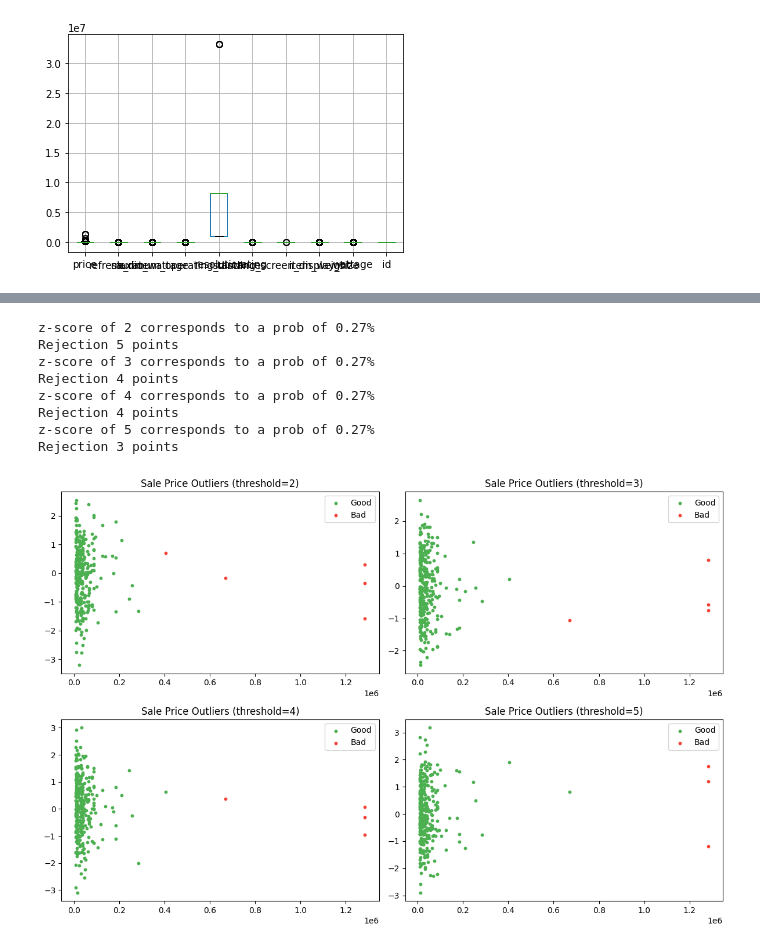
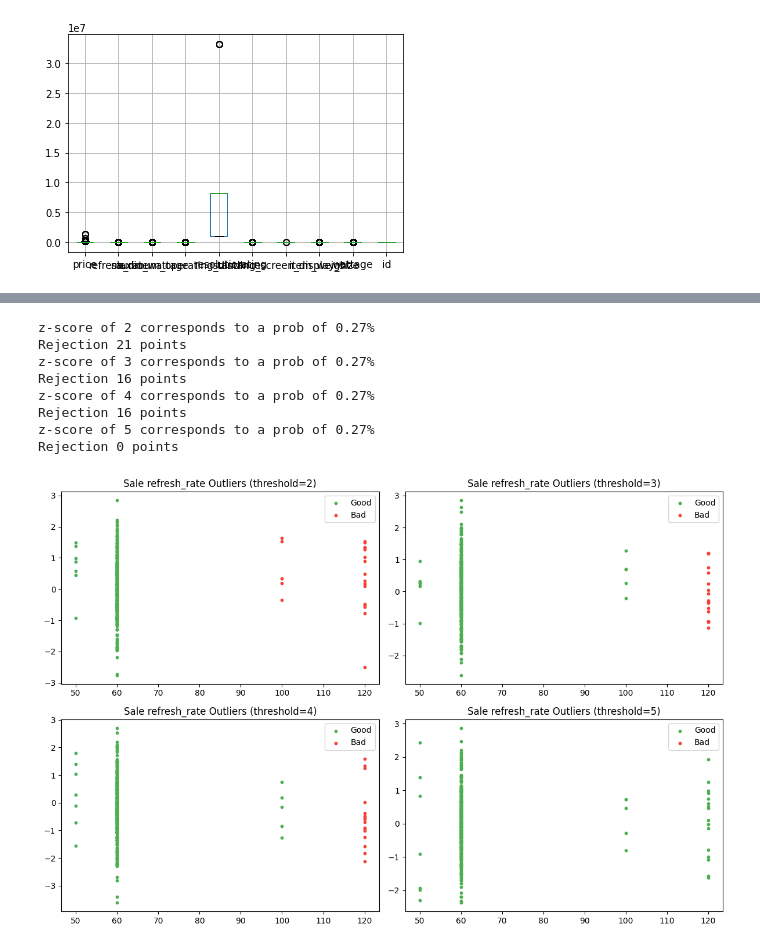
Before and after one commit to AjayKumarChintada/prodcut_recommend, a Jupyter notebook: notebooks/preprocessing.ipynb, the cells around one changed output, grey strips where cells are left out. Cells and saved outputs as stored; diff of their text form; code cells hidden in the pictures.

```diff
--- a/notebooks/preprocessing.ipynb
+++ b/notebooks/preprocessing.ipynb
@@ -384,23 +384,23 @@ def z_score(df, threshold=1):
 # %%
 plt.figure(figsize=(12, 8))
 
 for i, threshold in zip(range(1, 5), range(2, 6)):
     plt.subplot(2, 2, i)
     visual_scatter = np.random.normal(size=df.shape[0])
-    good = z_score(df['price'], threshold=threshold)
-    plt.scatter(df['price'][good], visual_scatter[good], s=10, label="Good", color="#4CAF50")
-    plt.scatter(df['price'][~good], visual_scatter[~good], s=10, label="Bad", color="#F44336")
+    good = z_score(df['refresh_rate'], threshold=threshold)
+    plt.scatter(df['refresh_rate'][good], visual_scatter[good], s=10, label="Good", color="#4CAF50")
+    plt.scatter(df['refresh_rate'][~good], visual_scatter[~good], s=10, label="Bad", color="#F44336")
     plt.legend()
-    plt.title(f"Sale Price Outliers (threshold={threshold})")
+    plt.title(f"Sale refresh_rate Outliers (threshold={threshold})")
 
 plt.tight_layout()
 # %% [output]
 z-score of 2 corresponds to a prob of 0.27%
-Rejection 5 points
+Rejection 21 points
 z-score of 3 corresponds to a prob of 0.27%
-Rejection 4 points
+Rejection 16 points
 z-score of 4 corresponds to a prob of 0.27%
-Rejection 4 points
+Rejection 16 points
 z-score of 5 corresponds to a prob of 0.27%
-Rejection 3 points
+Rejection 0 points
-[figure, old version]
+[figure, new version]
```
Also changed, not shown: parts of 2 cells of this notebook.
